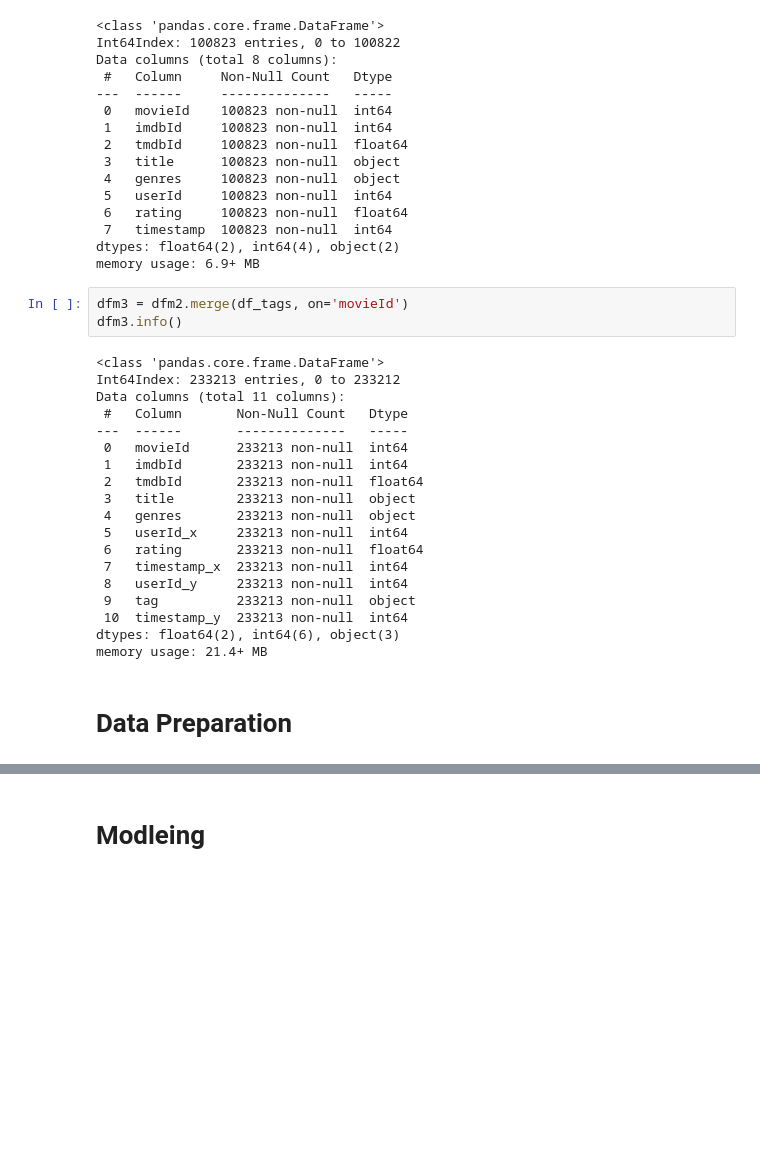
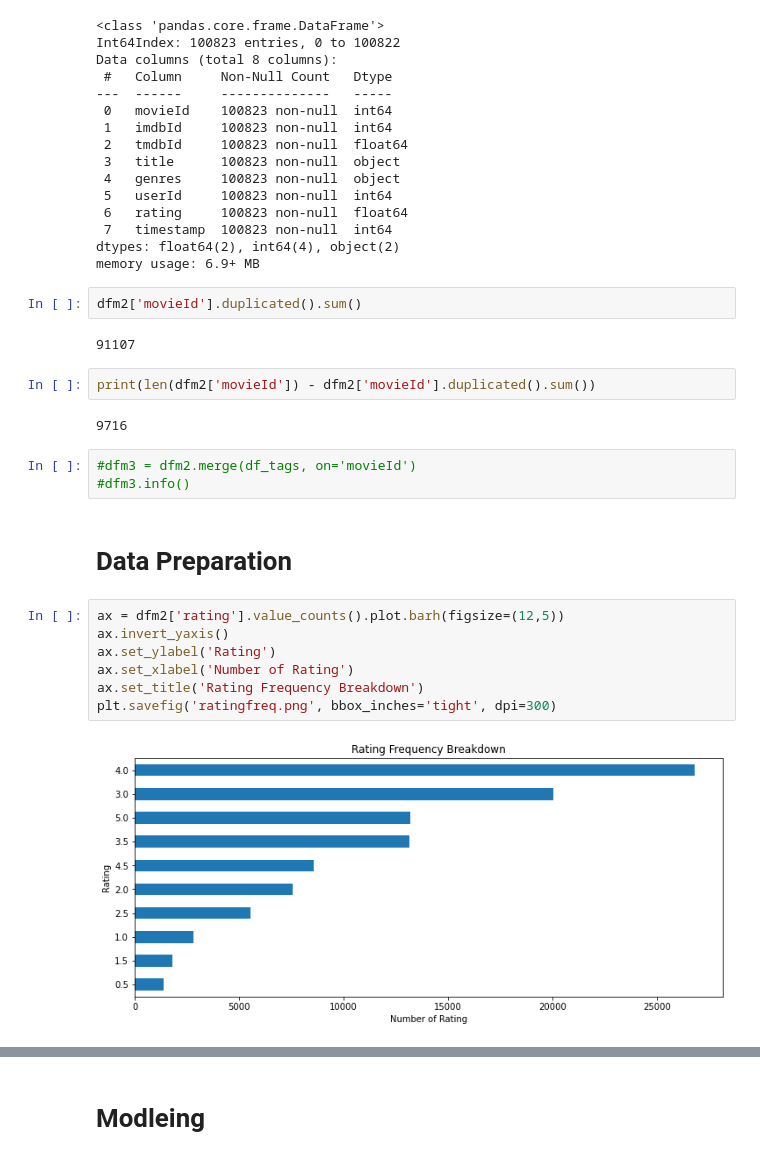
Before and after one commit to seanconlon29/Microsofts-Launch-into-Streaming, a Jupyter notebook: Vinnie-nb.ipynb, the cells around one changed output, grey strips where cells are left out. Cells and saved outputs as stored; diff of their text form; blank space fills up the shorter version.

```diff
--- a/Vinnie-nb.ipynb
+++ b/Vinnie-nb.ipynb
@@ -220,27 +244,25 @@ Data columns (total 8 columns):
  7   timestamp  100823 non-null  int64
 dtypes: float64(2), int64(4), object(2)
 memory usage: 6.9+ MB
+# %%
+dfm2['movieId'].duplicated().sum()
+# %% [output]
+91107
+# %%
+print(len(dfm2['movieId']) - dfm2['movieId'].duplicated().sum())
+# %% [output]
+9716
 # %%
-dfm3 = dfm2.merge(df_tags, on='movieId')
-dfm3.info()
+#dfm3 = dfm2.merge(df_tags, on='movieId')
+#dfm3.info()
-# %% [output]
-<class 'pandas.core.frame.DataFrame'>
-Int64Index: 233213 entries, 0 to 233212
-Data columns (total 11 columns):
- #   Column       Non-Null Count   Dtype
----  ------       --------------   -----
- 0   movieId      233213 non-null  int64
- 1   imdbId       233213 non-null  int64
- 2   tmdbId       233213 non-null  float64
- 3   title        233213 non-null  object
- 4   genres       233213 non-null  object
- 5   userId_x     233213 non-null  int64
- 6   rating       233213 non-null  float64
- 7   timestamp_x  233213 non-null  int64
- 8   userId_y     233213 non-null  int64
- 9   tag          233213 non-null  object
- 10  timestamp_y  233213 non-null  int64
-dtypes: float64(2), int64(6), object(3)
-memory usage: 21.4+ MB
 # %% [markdown]
 # Data Preparation
+# %%
+ax = dfm2['rating'].value_counts().plot.barh(figsize=(12,5))
+ax.invert_yaxis()
+ax.set_ylabel('Rating')
+ax.set_xlabel('Number of Rating')
+ax.set_title('Rating Frequency Breakdown')
+plt.savefig('ratingfreq.png', bbox_inches='tight', dpi=300)
+# %% [output]
+[figure, added]
```
Also changed, not shown: parts of 10 cells of this notebook, 2 other files.
